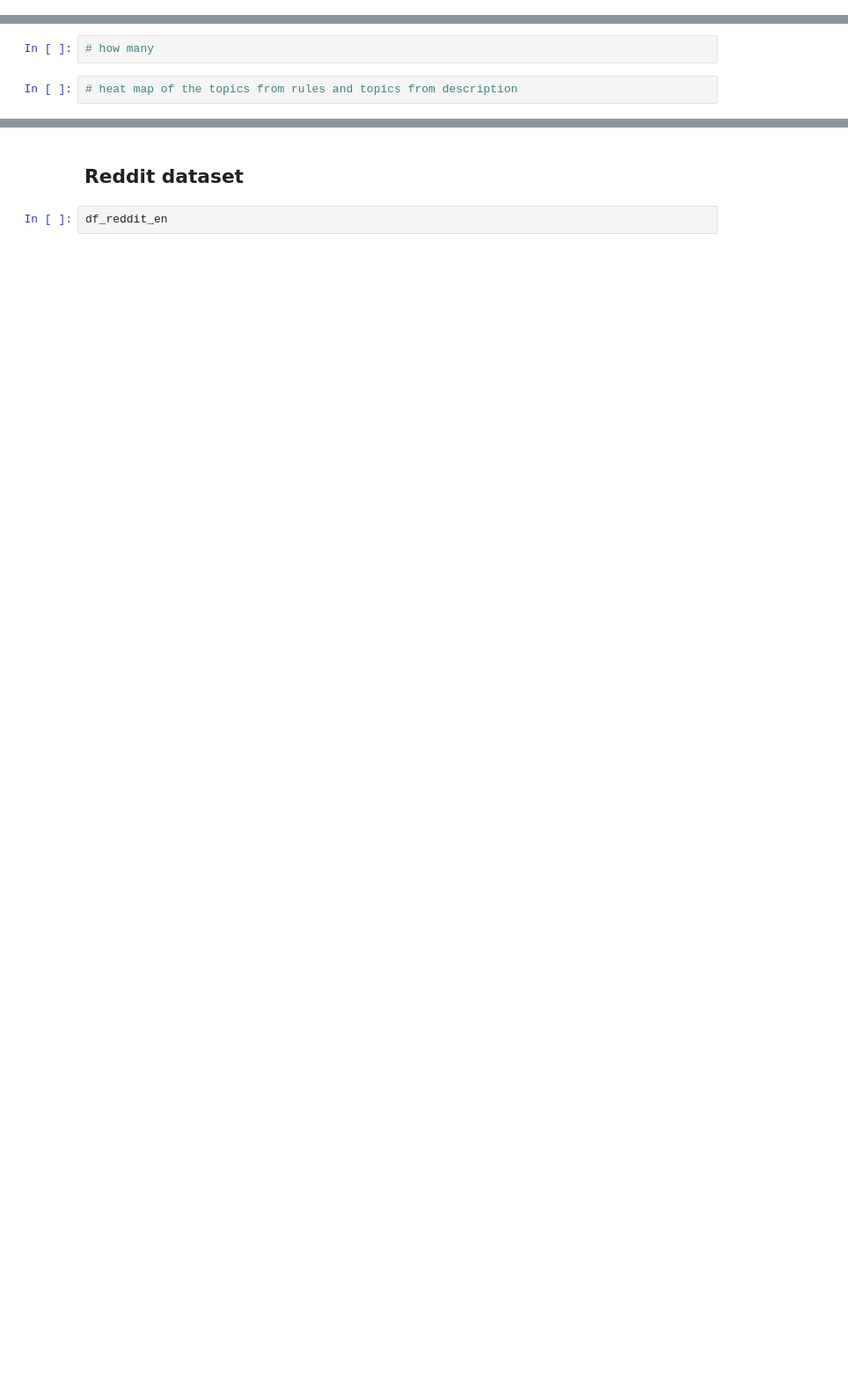
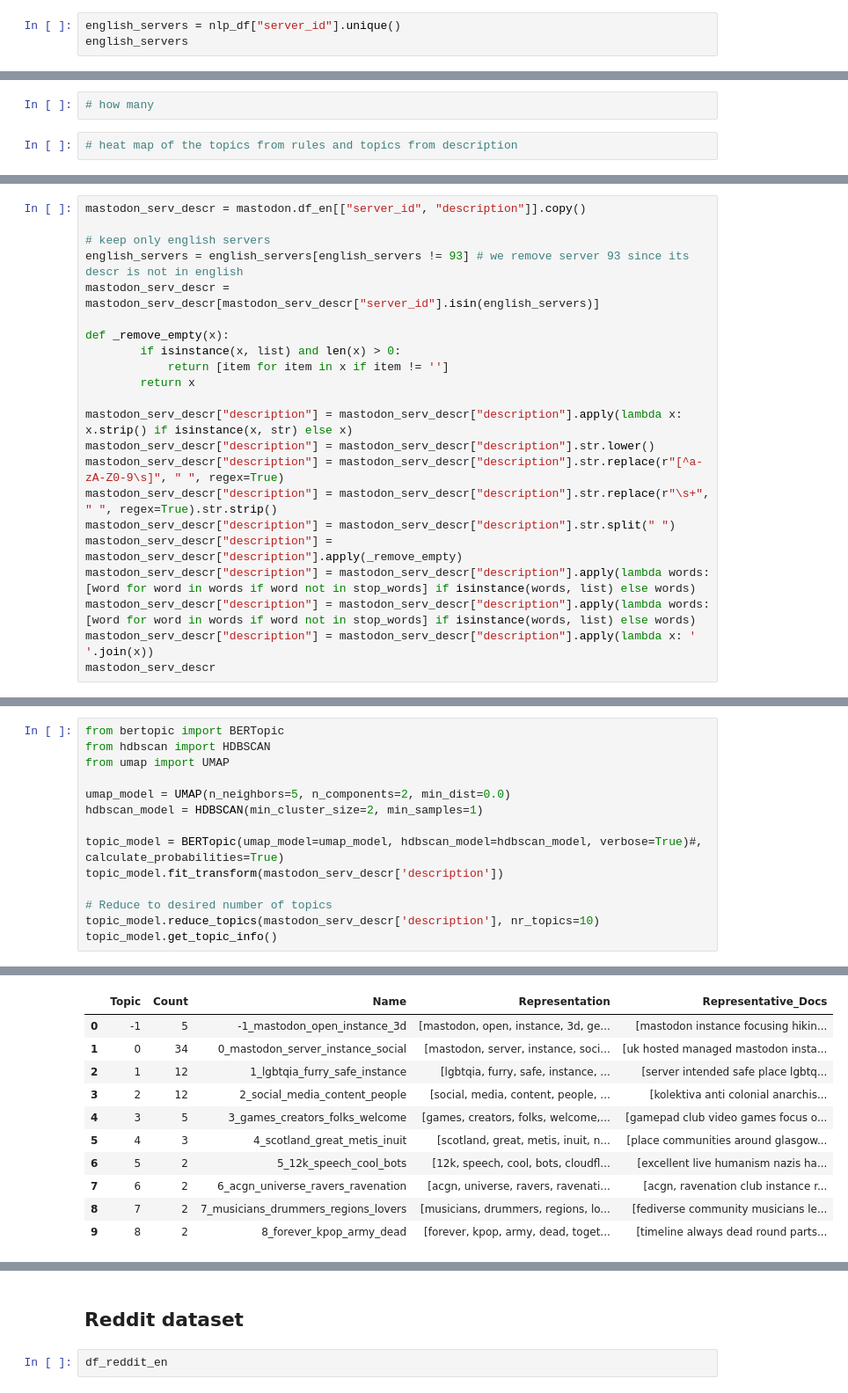
Before and after one commit to fht-epfl/socialmedia_project, a Jupyter notebook: analysis/NLP_analysis_rules.ipynb, the cells around one changed output, grey strips where cells are left out. Shown at 88% size. Saved outputs shown, nothing was run; the diff lists cells and outputs as text; blank space fills up the shorter version.

Commit message:
description BERTopic clustering

```diff
--- a/analysis/NLP_analysis_rules.ipynb
+++ b/analysis/NLP_analysis_rules.ipynb
@@ -455,0 +445,3 @@ nlp_df.groupby('server_id').agg({'rules_str': list}).reset_index(drop=False)
+# %%
+english_servers = nlp_df["server_id"].unique()
+english_servers
@@ -544,0 +548,22 @@ Exporting server clusters to 'server_clusters.csv'...
+# %%
+mastodon_serv_descr = mastodon.df_en[["server_id", "description"]].copy()
+
+# keep only english servers
+english_servers = english_servers[english_servers != 93] # we remove server 93 since its descr is not in english
+mastodon_serv_descr = mastodon_serv_descr[mastodon_serv_descr["server_id"].isin(english_servers)]
+
+def _remove_empty(x):
+        if isinstance(x, list) and len(x) > 0:
+            return [item for item in x if item != '']
+        return x
+
+mastodon_serv_descr["description"] = mastodon_serv_descr["description"].apply(lambda x: x.strip() if isinstance(x, str) else x)
+mastodon_serv_descr["description"] = mastodon_serv_descr["description"].str.lower()
+mastodon_serv_descr["description"] = mastodon_serv_descr["description"].str.replace(r"[^a-zA-Z0-9\s]", " ", regex=True)
+mastodon_serv_descr["description"] = mastodon_serv_descr["description"].str.replace(r"\s+", " ", regex=True).str.strip()
+mastodon_serv_descr["description"] = mastodon_serv_descr["description"].str.split(" ")
+mastodon_serv_descr["description"] = mastodon_serv_descr["description"].apply(_remove_empty)
+mastodon_serv_descr["description"] = mastodon_serv_descr["description"].apply(lambda words: [word for word in words if word not in stop_words] if isinstance(words, list) else words)
+mastodon_serv_descr["description"] = mastodon_serv_descr["description"].apply(lambda words: [word for word in words if word not in stop_words] if isinstance(words, list) else words)
+mastodon_serv_descr["description"] = mastodon_serv_descr["description"].apply(lambda x: ' '.join(x))
+mastodon_serv_descr
@@ -544,0 +621,15 @@ Exporting server clusters to 'server_clusters.csv'...
+# %%
+from bertopic import BERTopic
+from hdbscan import HDBSCAN
+from umap import UMAP
+
+umap_model = UMAP(n_neighbors=5, n_components=2, min_dist=0.0)
+hdbscan_model = HDBSCAN(min_cluster_size=2, min_samples=1)
+
+topic_model = BERTopic(umap_model=umap_model, hdbscan_model=hdbscan_model, verbose=True)#, calculate_probabilities=True)
+topic_model.fit_transform(mastodon_serv_descr['description'])
+
+# Reduce to desired number of topics
+topic_model.reduce_topics(mastodon_serv_descr['description'], nr_topics=10)
+topic_model.get_topic_info()
+# %% [output]
@@ -544,0 +648,11 @@ Exporting server clusters to 'server_clusters.csv'...
+|  | Topic | Count | Name | Representation | Representative_Docs |
+| 0 | -1 | 5 | -1_mastodon_open_instance_3d | [mastodon, open, instance, 3d, ge... | [mastodon instance focusing hikin... |
+| 1 | 0 | 34 | 0_mastodon_server_instance_social | [mastodon, server, instance, soci... | [uk hosted managed mastodon insta... |
+| 2 | 1 | 12 | 1_lgbtqia_furry_safe_instance | [lgbtqia, furry, safe, instance, ... | [server intended safe place lgbtq... |
+| 3 | 2 | 12 | 2_social_media_content_people | [social, media, content, people, ... | [kolektiva anti colonial anarchis... |
+| 4 | 3 | 5 | 3_games_creators_folks_welcome | [games, creators, folks, welcome,... | [gamepad club video games focus o... |
+| 5 | 4 | 3 | 4_scotland_great_metis_inuit | [scotland, great, metis, inuit, n... | [place communities around glasgow... |
+| 6 | 5 | 2 | 5_12k_speech_cool_bots | [12k, speech, cool, bots, cloudfl... | [excellent live humanism nazis ha... |
+| 7 | 6 | 2 | 6_acgn_universe_ravers_ravenation | [acgn, universe, ravers, ravenati... | [acgn, ravenation club instance r... |
+| 8 | 7 | 2 | 7_musicians_drummers_regions_lovers | [musicians, drummers, regions, lo... | [fediverse community musicians le... |
+| 9 | 8 | 2 | 8_forever_kpop_army_dead | [forever, kpop, army, dead, toget... | [timeline always dead round parts... |
```
Also changed, not shown: parts of 24 cells of this notebook, 1 other file.
